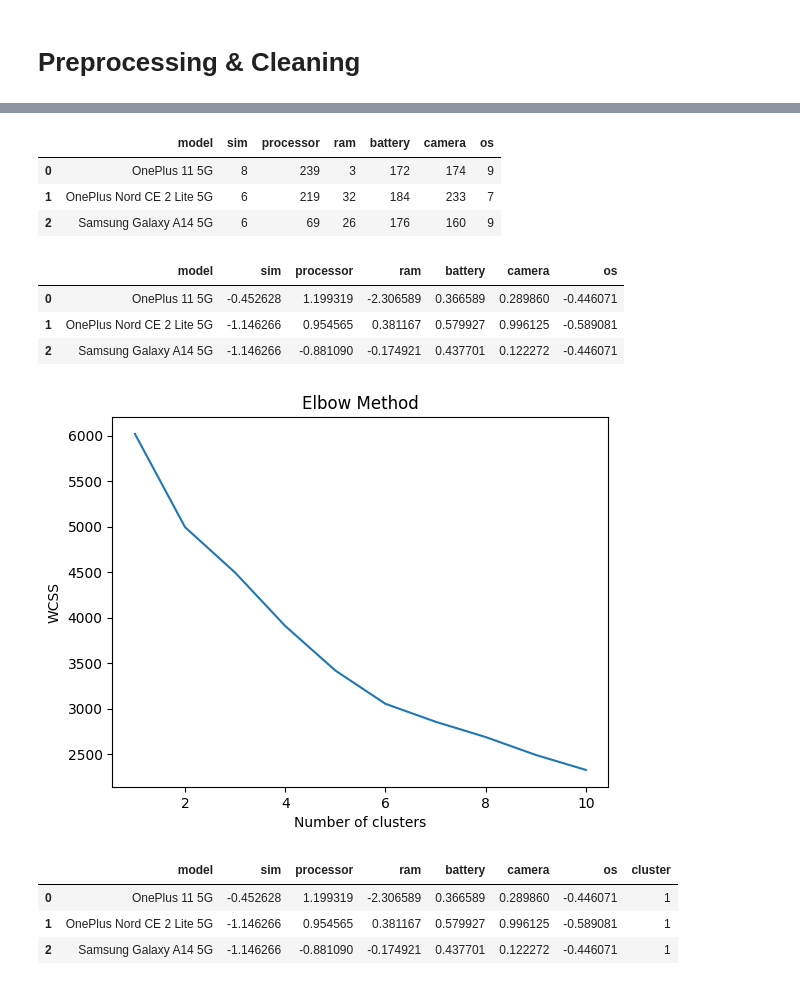
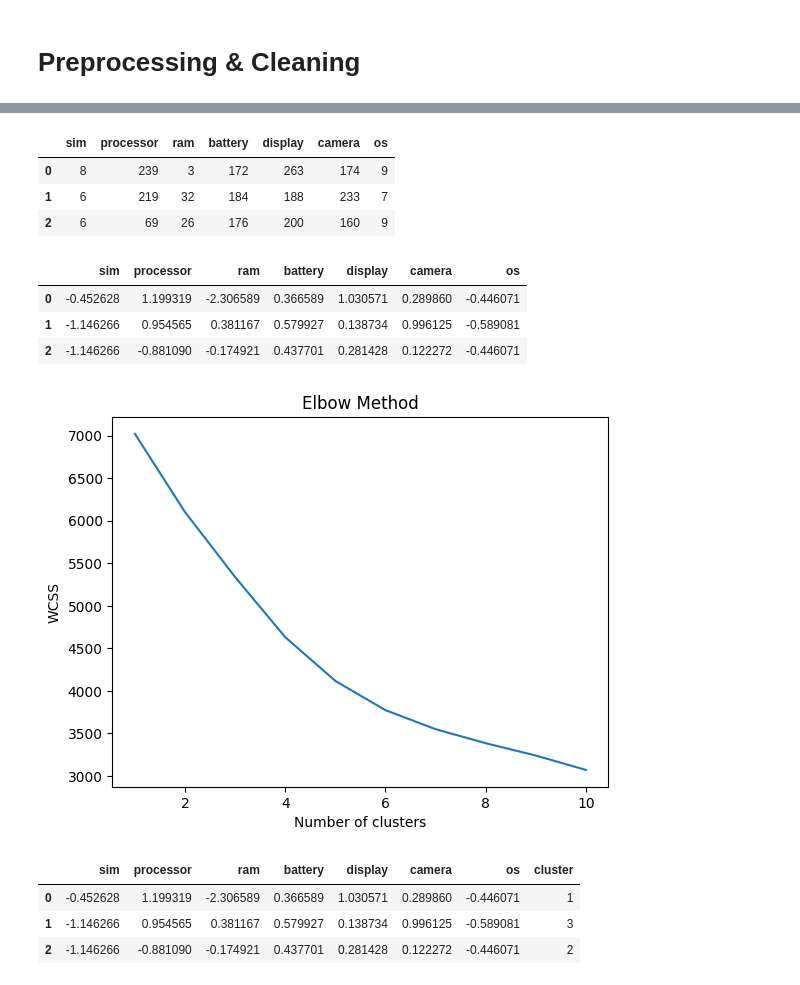
Before and after one commit to LimitMax/Mandat, a Jupyter notebook: mandat.ipynb, the cells around one changed output, grey strips where cells are left out. Drawn from its saved outputs; the diff is of its cells as text; code cells hidden in the pictures.

```diff
--- a/mandat.ipynb
+++ b/mandat.ipynb
@@ -76,7 +76,7 @@ Index(['model', 'price', 'rating', 'sim', 'processor', 'ram', 'battery',
 # Preprocessing & Cleaning
 # %%
 # hapus fitur yang tidak perlu
-df.drop(['rating','display','card','price'], axis=1, inplace=True)
+df.drop(['rating','card','price','model'], axis=1, inplace=True)
 # %%
 # hapus missing value
 df.dropna(inplace=True)
@@ -97,60 +97,61 @@ df['sim'] = label.fit_transform(df['sim'])
 df['processor'] = label.fit_transform(df['processor'])
 df['ram'] = label.fit_transform(df['ram'])
 df['battery'] = label.fit_transform(df['battery'])
+df['display'] = label.fit_transform(df['display'])
 df['camera'] = label.fit_transform(df['camera'])
 df['os'] = label.fit_transform(df['os'])
 # %%
 df.head(3)
 # %% [output]
-|  | model | sim | processor | ram | battery | camera | os |
-| 0 | OnePlus 11 5G | 8 | 239 | 3 | 172 | 174 | 9 |
-| 1 | OnePlus Nord CE 2 Lite 5G | 6 | 219 | 32 | 184 | 233 | 7 |
-| 2 | Samsung Galaxy A14 5G | 6 | 69 | 26 | 176 | 160 | 9 |
+|  | sim | processor | ram | battery | display | camera | os |
+| 0 | 8 | 239 | 3 | 172 | 263 | 174 | 9 |
+| 1 | 6 | 219 | 32 | 184 | 188 | 233 | 7 |
+| 2 | 6 | 69 | 26 | 176 | 200 | 160 | 9 |
 # %%
 # standar scaller
 from sklearn.preprocessing import StandardScaler
 
 scaler = StandardScaler()
 # %%
-df[['sim','processor','ram','battery','camera','os']] = scaler.fit_transform(df[['sim','processor','ram','battery','camera','os']])
+df[['sim','processor','ram','battery','display','camera','os']] = scaler.fit_transform(df[['sim','processor','ram','battery','display','camera','os']])
 # %%
 df.head(3)
 # %% [output]
-|  | model | sim | processor | ram | battery | camera | os |
-| 0 | OnePlus 11 5G | -0.452628 | 1.199319 | -2.306589 | 0.366589 | 0.289860 | -0.446071 |
-| 1 | OnePlus Nord CE 2 Lite 5G | -1.146266 | 0.954565 | 0.381167 | 0.579927 | 0.996125 | -0.589081 |
-| 2 | Samsung Galaxy A14 5G | -1.146266 | -0.881090 | -0.174921 | 0.437701 | 0.122272 | -0.446071 |
+|  | sim | processor | ram | battery | display | camera | os |
+| 0 | -0.452628 | 1.199319 | -2.306589 | 0.366589 | 1.030571 | 0.289860 | -0.446071 |
+| 1 | -1.146266 | 0.954565 | 0.381167 | 0.579927 | 0.138734 | 0.996125 | -0.589081 |
+| 2 | -1.146266 | -0.881090 | -0.174921 | 0.437701 | 0.281428 | 0.122272 | -0.446071 |
 # %%
 # cek cluster yang optimal dengan elbow method dan silhouette score
 from sklearn.cluster import KMeans
 
-X = df[['sim','processor','ram','battery','camera','os']]
+X = df[['sim','processor','ram','battery','display','camera','os']]
 wcss = []
 
 for i in range(1, 11):
     kmeans = KMeans(n_clusters=i, init='k-means++', random_state=42)
     kmeans.fit(X)
     wcss.append(kmeans.inertia_)
 
 plt.plot(range(1, 11), wcss)
 plt.title('Elbow Method')
 plt.xlabel('Number of clusters')
 plt.ylabel('WCSS')
 plt.show()
 # %% [output]
-[figure, old version]
+[figure, new version]
 # %%
 # implementasi kmeans
-kmeans = KMeans(n_clusters=2, init='k-means++', random_state=42)
+kmeans = KMeans(n_clusters=4, init='k-means++', random_state=42)
 y_kmeans = kmeans.fit_predict(X)
 
 df['cluster'] = y_kmeans
 df.head(3)
 # %% [output]
-|  | model | sim | processor | ram | battery | camera | os | cluster |
-| 0 | OnePlus 11 5G | -0.452628 | 1.199319 | -2.306589 | 0.366589 | 0.289860 | -0.446071 | 1 |
-| 1 | OnePlus Nord CE 2 Lite 5G | -1.146266 | 0.954565 | 0.381167 | 0.579927 | 0.996125 | -0.589081 | 1 |
-| 2 | Samsung Galaxy A14 5G | -1.146266 | -0.881090 | -0.174921 | 0.437701 | 0.122272 | -0.446071 | 1 |
+|  | sim | processor | ram | battery | display | camera | os | cluster |
+| 0 | -0.452628 | 1.199319 | -2.306589 | 0.366589 | 1.030571 | 0.289860 | -0.446071 | 1 |
+| 1 | -1.146266 | 0.954565 | 0.381167 | 0.579927 | 0.138734 | 0.996125 | -0.589081 | 3 |
+| 2 | -1.146266 | -0.881090 | -0.174921 | 0.437701 | 0.281428 | 0.122272 | -0.446071 | 2 |
 # %%
 # visualisasi hasil cluster dengan PCA
 from sklearn.decomposition import PCA
```
Also changed, not shown: parts of 5 cells of this notebook, 1 other file.
